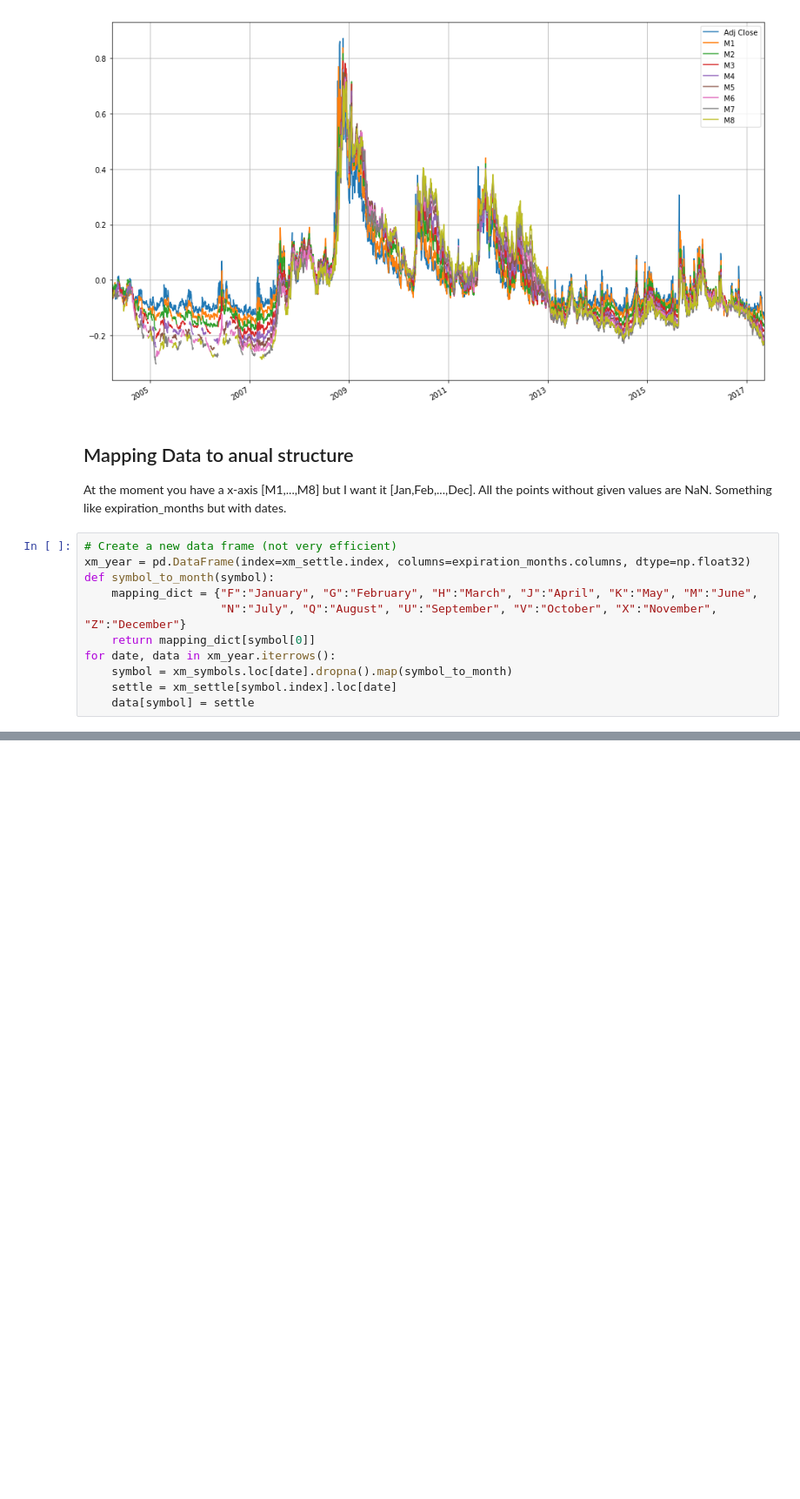
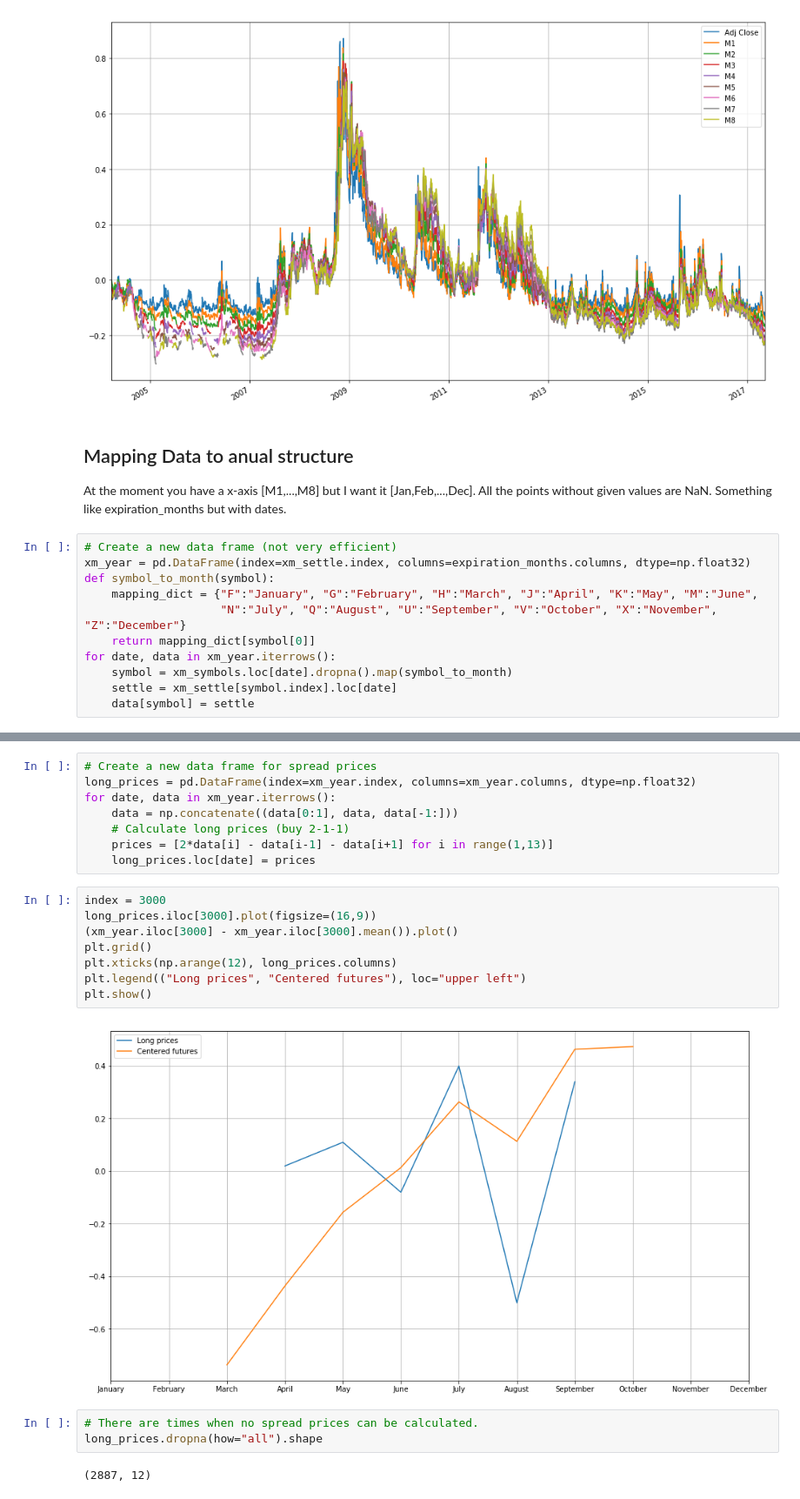
Before and after one commit to leyhline/vix-term-structure, a Jupyter notebook: overview.ipynb, the cells around one changed output, grey strips where cells are left out. Shown at 87% size. Drawn from its saved outputs; the diff is of its cells as text; blank space fills up the shorter version.

Commit message:
Calculated long prices

```diff
--- a/overview.ipynb
+++ b/overview.ipynb
@@ -126,0 +127,23 @@ plot_xm_year(3100, scale=True)
+# %%
+# Create a new data frame for spread prices
+long_prices = pd.DataFrame(index=xm_year.index, columns=xm_year.columns, dtype=np.float32)
+for date, data in xm_year.iterrows():
+    data = np.concatenate((data[0:1], data, data[-1:]))
+    # Calculate long prices (buy 2-1-1)
+    prices = [2*data[i] - data[i-1] - data[i+1] for i in range(1,13)]
+    long_prices.loc[date] = prices
+# %%
+index = 3000
+long_prices.iloc[3000].plot(figsize=(16,9))
+(xm_year.iloc[3000] - xm_year.iloc[3000].mean()).plot()
+plt.grid()
+plt.xticks(np.arange(12), long_prices.columns)
+plt.legend(("Long prices", "Centered futures"), loc="upper left")
+plt.show()
+# %% [output]
+[figure, added]
+# %%
+# There are times when no spread prices can be calculated.
+long_prices.dropna(how="all").shape
+# %% [output]
+(2887, 12)
```
Also changed, not shown: parts of 3 cells of this notebook, 1 other file.
